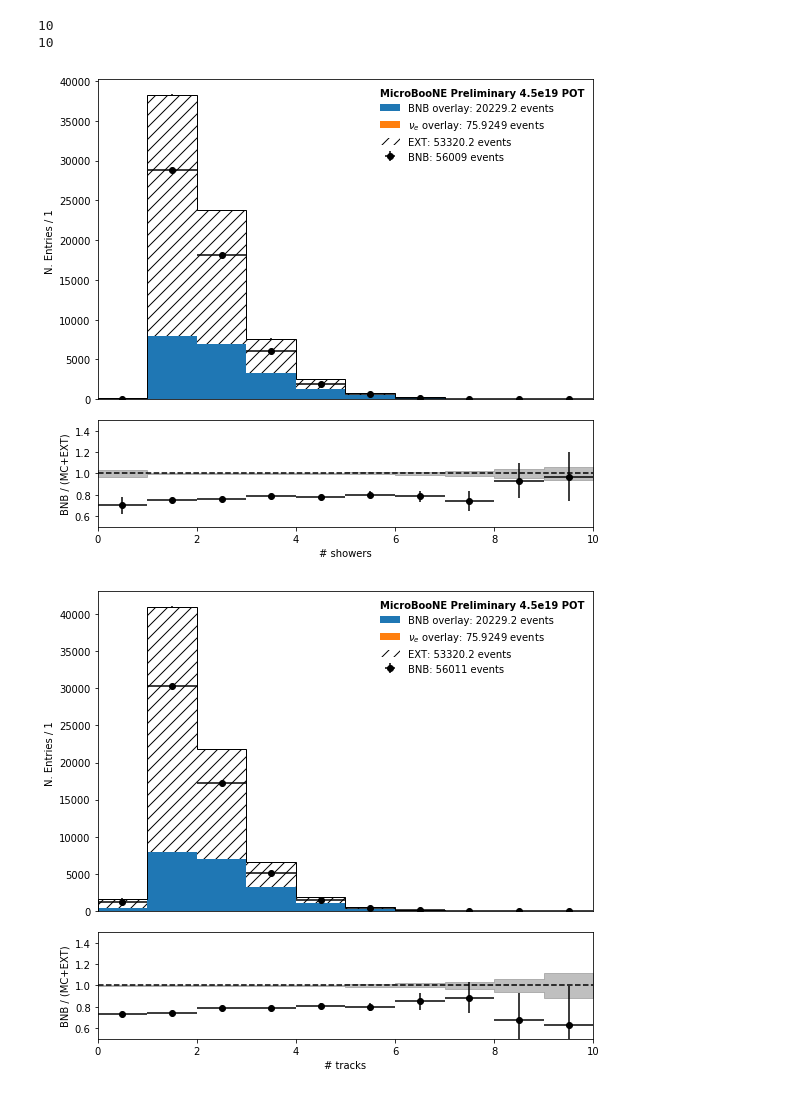
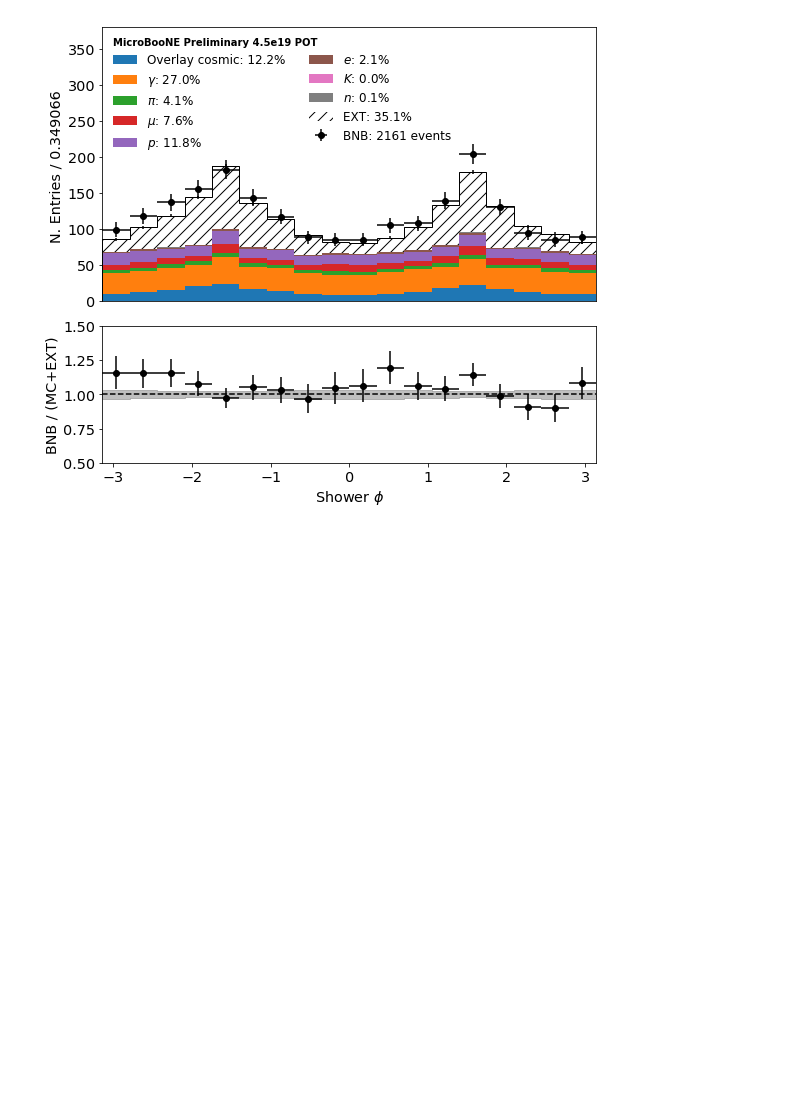
Before and after one commit to ubneutrinos/PELEE, a Jupyter notebook: MCC9.ipynb, the cells around one changed output. Cells and saved outputs as stored; diff of their text form; code cells hidden in the pictures; blank space fills up the shorter version.

```diff
--- a/MCC9.ipynb
+++ b/MCC9.ipynb
@@ -8,6 +8,15 @@ import numpy as np
 
 import matplotlib.pyplot as plt
 import matplotlib.gridspec as gridspec
+import matplotlib.patches as mpatches
+import matplotlib.ticker as tick
+import matplotlib.pylab as pylab
+params = {'legend.fontsize': 'large',
+          'axes.labelsize': 'x-large',
+          'axes.titlesize':'x-large',
+          'xtick.labelsize':'x-large',
+          'ytick.labelsize':'x-large'}
+pylab.rcParams.update(params)
 
 import logging
 mpl_logger = logging.getLogger("matplotlib")
@@ -40,17 +119,10 @@ pdg_labels = {
 fold = "nuselection"
 tree = "NeutrinoSelectionFilter"
 
-mc = uproot.open(
-    "root_files/prodgenie_bnb_nu_uboone_overlay_mcc9_postCSU_v08_00_00_12_run1_reco2.root"
-)[fold][tree]
-nue = uproot.open(
-    "root_files/prodgenie_bnb_intrinsic_nue_uboone_overlay_mcc9_TESTv12_C1_reco2.root"
-)[fold][tree]
-data = uproot.open(
-    "root_files/data_bnb_optfilter_C1_5e19_goodruns_v08_00_00_12_reco2.root"
-)[fold][tree]
-ext = uproot.open(
-    "root_files/data_extbnb_mcc9.0_v08_00_00_12_run1_reco2.root")[fold][tree]
+mc = uproot.open("root_files/shrselection_prodgenie_bnb_nu_uboone_overlay_mcc9_postCSU_v08_00_00_12_run1_reco2.root")[fold][tree]
+nue = uproot.open("root_files/shrselection_prodgenie_bnb_intrinsic_nue_uboone_overlay_mcc9_TESTv12_C1_reco2.root")[fold][tree]
+data = uproot.open("root_files/shrselection_data_bnb_optfilter_C1_5e19_goodruns_v08_00_00_12_reco2.root")[fold][tree]
+ext = uproot.open("root_files/shrselection_data_extbnb_mcc9.0_v08_00_00_12_run1_reco2.root")[fold][tree]
 
 samples = {"mc": mc, "nue": nue, "data": data, "ext": ext}
-weights = {"mc": 0.05425, "nue": 0.00091, "ext": 0.27763}
+weights = {"mc": 0.05431, "nue": 0.00091, "ext": 0.1571548487}
@@ -339,11 +128,0 @@ def plot_variable_samples(samples, weights, variable, title, **plot_options):
-# %%
-# fig_track_start_x = plot_variable_pdg(samples, weights, "trk_start_x", "Track start x [cm]", bins=40, range=(0,256))
-fig_n_showers = plot_variable_samples(
-    samples, weights, "n_showers", "# showers", bins=10, range=(0, 10))
-fig_n_tracks = plot_variable_samples(
-    samples, weights, "_ntrack", "# tracks", bins=10, range=(0, 10))
-# %% [output]
-10
-10
-[figure, removed]
-[figure, removed]
@@ -349,0 +408,13 @@ fig_n_tracks = plot_variable_samples(
+# %%
+fig_shower_phi = plot_variable(
+    samples,
+    weights,
+    "shr_phi",
+    r"Shower $\phi$",
+    categorize_entries_pdg,
+    pdg_labels,
+    bins=18,
+#     color=category_colors,
+    range=(-math.pi, math.pi))
+# %% [output]
+[figure, added]
```
Also changed, not shown: parts of 5 cells of this notebook.
